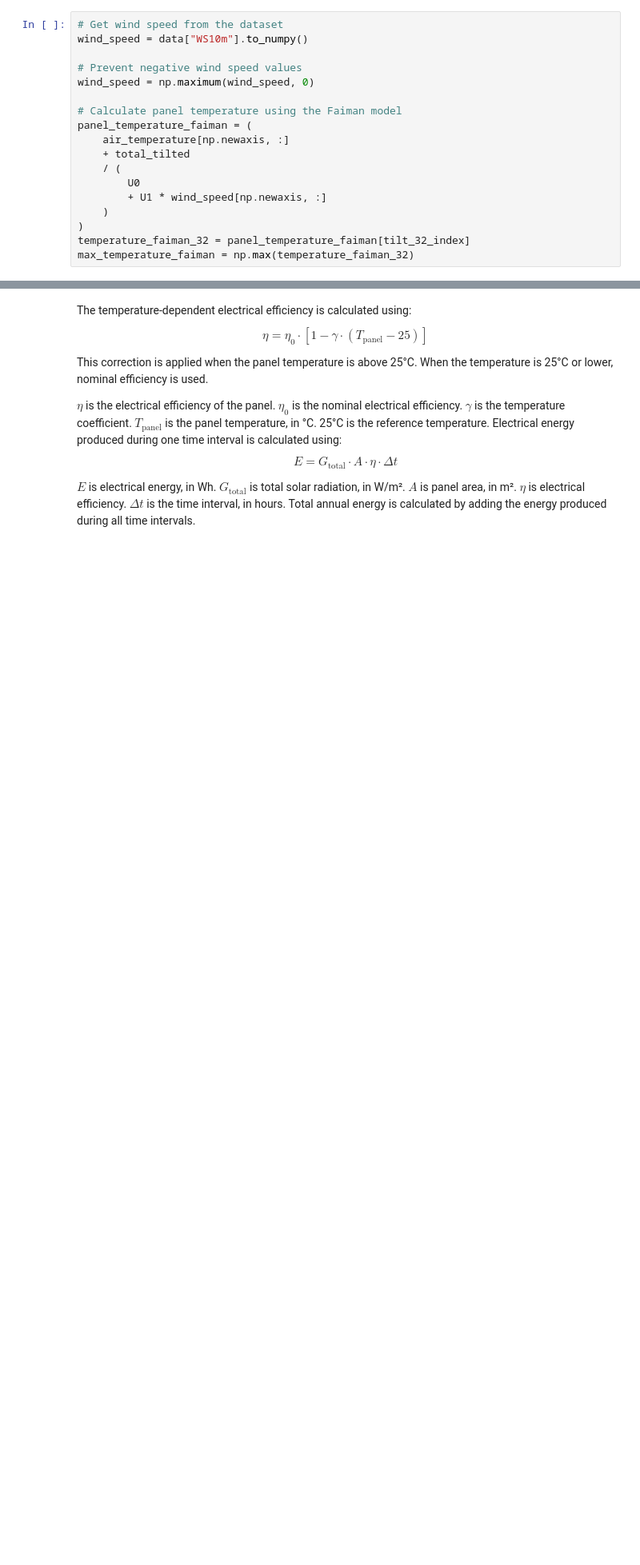
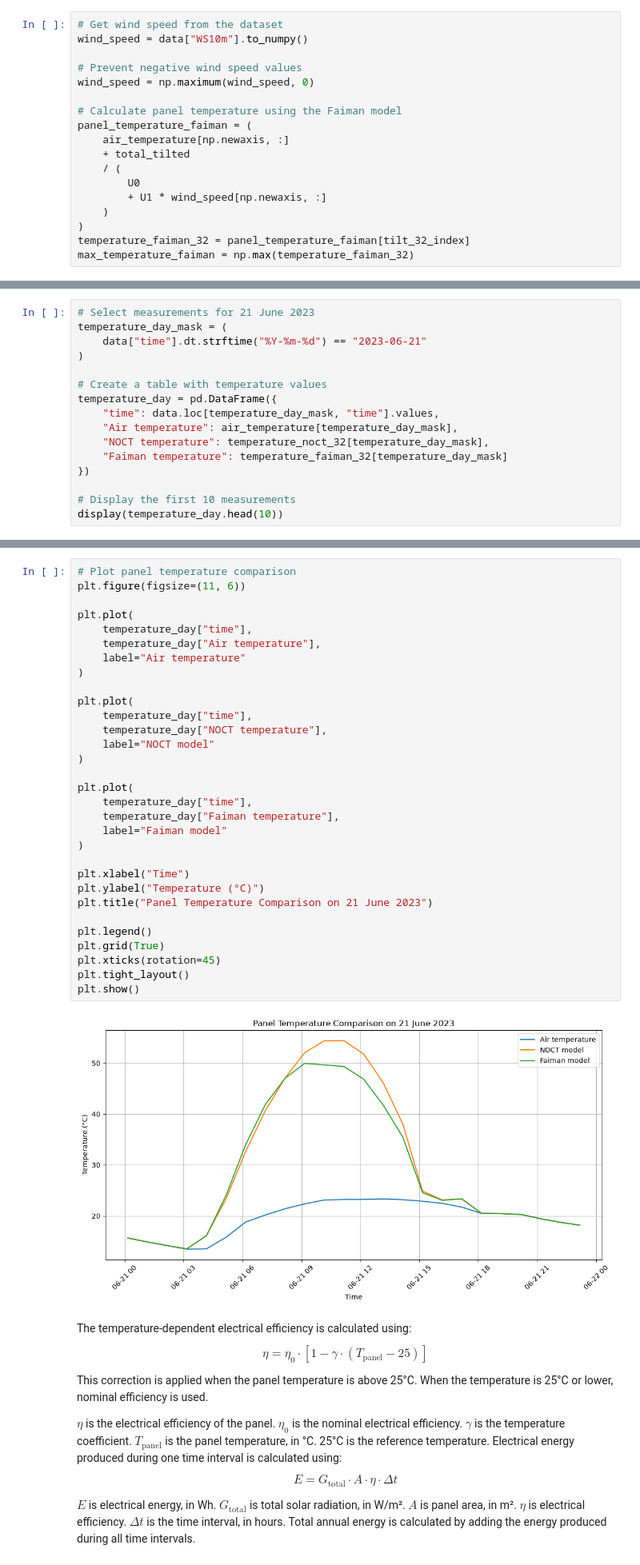
Before and after one commit to myshadow-data/Solar-panel-tilt-angle-optimization, a Jupyter notebook: Tilt_Angle_for_Solar_Panels.ipynb, the cells around one changed output, grey strips where cells are left out. Shown at 80% size. Drawn from its saved outputs; the diff is of its cells as text; blank space fills up the shorter version.

Commit message:
Panel Temperature Comparison
I've compared the panel's temperature using NOCT and Faiman and visualizing it with plots

```diff
--- a/Tilt_Angle_for_Solar_Panels.ipynb
+++ b/Tilt_Angle_for_Solar_Panels.ipynb
@@ -906,0 +911,16 @@ max_temperature_faiman = np.max(temperature_faiman_32)
+# %%
+# Select measurements for 21 June 2023
+temperature_day_mask = (
+    data["time"].dt.strftime("%Y-%m-%d") == "2023-06-21"
+)
+
+# Create a table with temperature values
+temperature_day = pd.DataFrame({
+    "time": data.loc[temperature_day_mask, "time"].values,
+    "Air temperature": air_temperature[temperature_day_mask],
+    "NOCT temperature": temperature_noct_32[temperature_day_mask],
+    "Faiman temperature": temperature_faiman_32[temperature_day_mask]
+})
+
+# Display the first 10 measurements
+display(temperature_day.head(10))
@@ -907,3 +939,36 @@ max_temperature_faiman = np.max(temperature_faiman_32)
+# %%
+# Plot panel temperature comparison
+plt.figure(figsize=(11, 6))
+
+plt.plot(
+    temperature_day["time"],
+    temperature_day["Air temperature"],
+    label="Air temperature"
+)
+
+plt.plot(
+    temperature_day["time"],
+    temperature_day["NOCT temperature"],
+    label="NOCT model"
+)
+
+plt.plot(
+    temperature_day["time"],
+    temperature_day["Faiman temperature"],
+    label="Faiman model"
+)
+
+plt.xlabel("Time")
+plt.ylabel("Temperature (°C)")
+plt.title("Panel Temperature Comparison on 21 June 2023")
+
+plt.legend()
+plt.grid(True)
+plt.xticks(rotation=45)
+plt.tight_layout()
+plt.show()
+# %% [output]
+[figure, added]
 # %% [markdown]
 The temperature-dependent electrical efficiency is calculated using:
 $$
```
Also changed, not shown: parts of 3 cells of this notebook.
